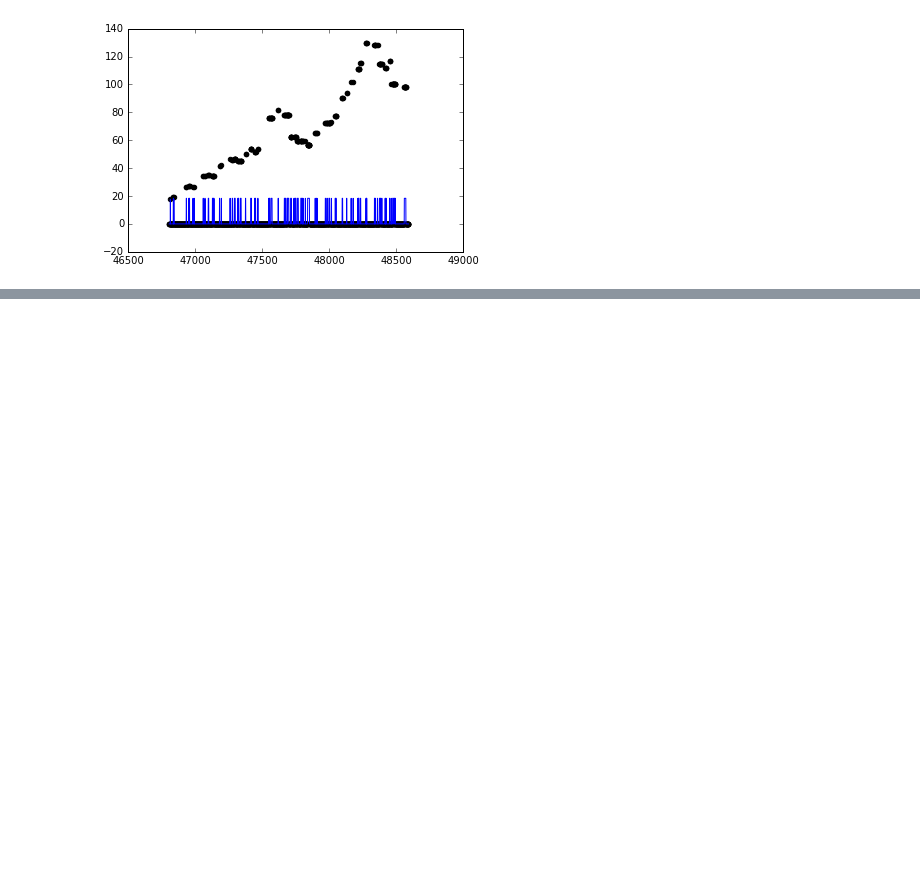
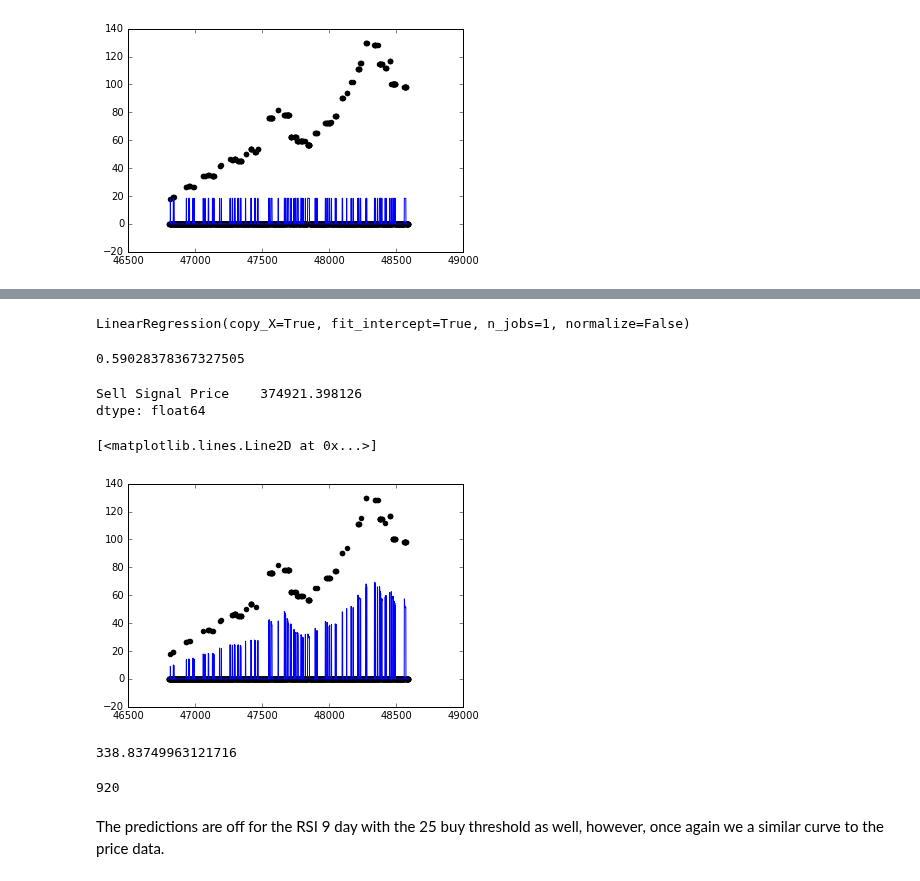
Before and after one commit to theofanislekkas/mlnd, a Jupyter notebook: rsi/RSI Reboot-Copy1.ipynb, the cells around one changed output, grey strips where cells are left out. Cells and saved outputs as stored; diff of their text form; code cells hidden in the pictures; blank space fills up the shorter version.

```diff
--- a/rsi/RSI Reboot-Copy1.ipynb
+++ b/rsi/RSI Reboot-Copy1.ipynb
@@ -746,0 +778,3 @@ As with the decision tree with the 14 day RSI dataset, we see predictions that d
+# %%
+quick_9['Sell Signal Price'] = pd.Series(0, np.arange(8940))
+quick_9 = quick_9.fillna(0)
@@ -746,0 +853,47 @@ As with the decision tree with the 14 day RSI dataset, we see predictions that d
+# %%
+features_925 = quick_9[['RSI', 'Buy Price']]
+prices_925 = quick_9[['Sell Signal Price']]
+
+ftrain_925 = features_925[:7148]
+ptrain_925 = prices_925[:7148]
+ftest_925 = features_925[7148:]
+ptest_925 = prices_925[7148:]
+# %%
+rsi_925_model = LinearRegression()
+rsi_925_model.fit(ftrain_925, ptrain_925)
+# %% [output]
+LinearRegression(copy_X=True, fit_intercept=True, n_jobs=1, normalize=False)
+# %%
+predic_925 = rsi_925_model.predict(ftest_925)
+# %%
+rsi_925_model.score(ftest_925, ptest_925)
+# %% [output]
+0.59028378367327505
+# %%
+np.sum((predic_925 - ptest_925) ** 2)
+# %% [output]
+Sell Signal Price    374921.398126
+dtype: float64
+# %%
+plt.scatter(ftest_925.index, ptest_925, color='black')
+plt.plot(ftest_925.index, predic_925, color='blue', linewidth=1)
+# %% [output]
+[<matplotlib.lines.Line2D at 0x...>]
+[figure, added]
+# %%
+comp_list925 = []
+
+for line in quick_9.iterrows():
+    if line[1][4] > 0:
+        asd = line[1][4] - line[1][3]
+        comp_list925.append(asd)
+
+sum(comp_list925)
+# %% [output]
+338.83749963121716
+# %%
+len(comp_list925)
+# %% [output]
+920
+# %% [markdown]
+The predictions are off for the RSI 9 day with the 25 buy threshold as well, however, once again we a similar curve to the price data.
```
Also changed, not shown: parts of 20 cells of this notebook.
